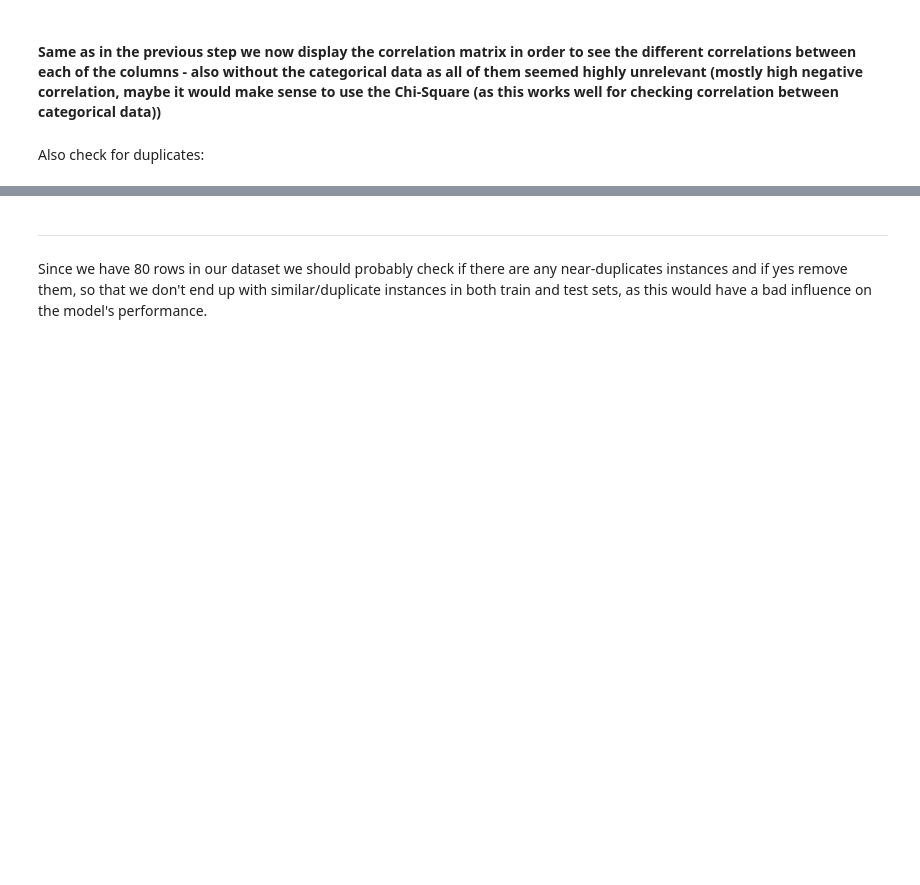
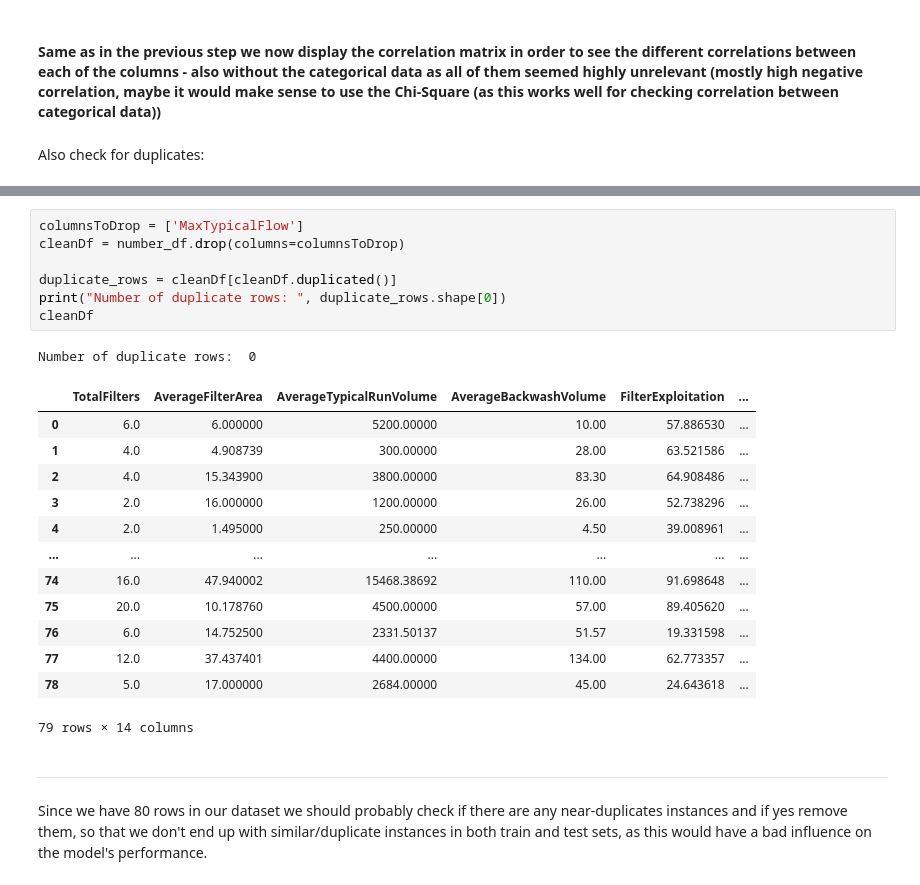
Before and after one commit to MAL-flowdemort/assignment_3, a Jupyter notebook: Preprocessing - Water treatment plants.ipynb, the cells around one changed output, grey strips where cells are left out. Cells and saved outputs as stored; diff of their text form; blank space fills up the shorter version.

```diff
--- a/Preprocessing - Water treatment plants.ipynb
+++ b/Preprocessing - Water treatment plants.ipynb
@@ -393,6 +379,28 @@ Number of duplicate rows:  0
 | 77 | 0.066135 | 0.789333 | 0.554793 | 0.870130 | 0.463778 | 0.327445 | ... |
 | 78 | 0.038789 | 0.261926 | 0.123631 | 0.799784 | 0.628855 | 0.247077 | ... |
 79 rows × 13 columns
+# %%
+columnsToDrop = ['MaxTypicalFlow']
+cleanDf = number_df.drop(columns=columnsToDrop)
+
+duplicate_rows = cleanDf[cleanDf.duplicated()]
+print("Number of duplicate rows: ", duplicate_rows.shape[0])
+cleanDf
+# %% [output]
+Number of duplicate rows:  0
+|  | TotalFilters | AverageFilterArea | AverageTypicalRunVolume | AverageBackwashVolume | FilterExploitation | ... |
+| 0 | 6.0 | 6.000000 | 5200.00000 | 10.00 | 57.886530 | ... |
+| 1 | 4.0 | 4.908739 | 300.00000 | 28.00 | 63.521586 | ... |
+| 2 | 4.0 | 15.343900 | 3800.00000 | 83.30 | 64.908486 | ... |
+| 3 | 2.0 | 16.000000 | 1200.00000 | 26.00 | 52.738296 | ... |
+| 4 | 2.0 | 1.495000 | 250.00000 | 4.50 | 39.008961 | ... |
+| ... | ... | ... | ... | ... | ... | ... |
+| 74 | 16.0 | 47.940002 | 15468.38692 | 110.00 | 91.698648 | ... |
+| 75 | 20.0 | 10.178760 | 4500.00000 | 57.00 | 89.405620 | ... |
+| 76 | 6.0 | 14.752500 | 2331.50137 | 51.57 | 19.331598 | ... |
+| 77 | 12.0 | 37.437401 | 4400.00000 | 134.00 | 62.773357 | ... |
+| 78 | 5.0 | 17.000000 | 2684.00000 | 45.00 | 24.643618 | ... |
+79 rows × 14 columns
 # %% [markdown]
 <hr>
 # %% [markdown]
```
Also changed, not shown: parts of 14 cells of this notebook.
